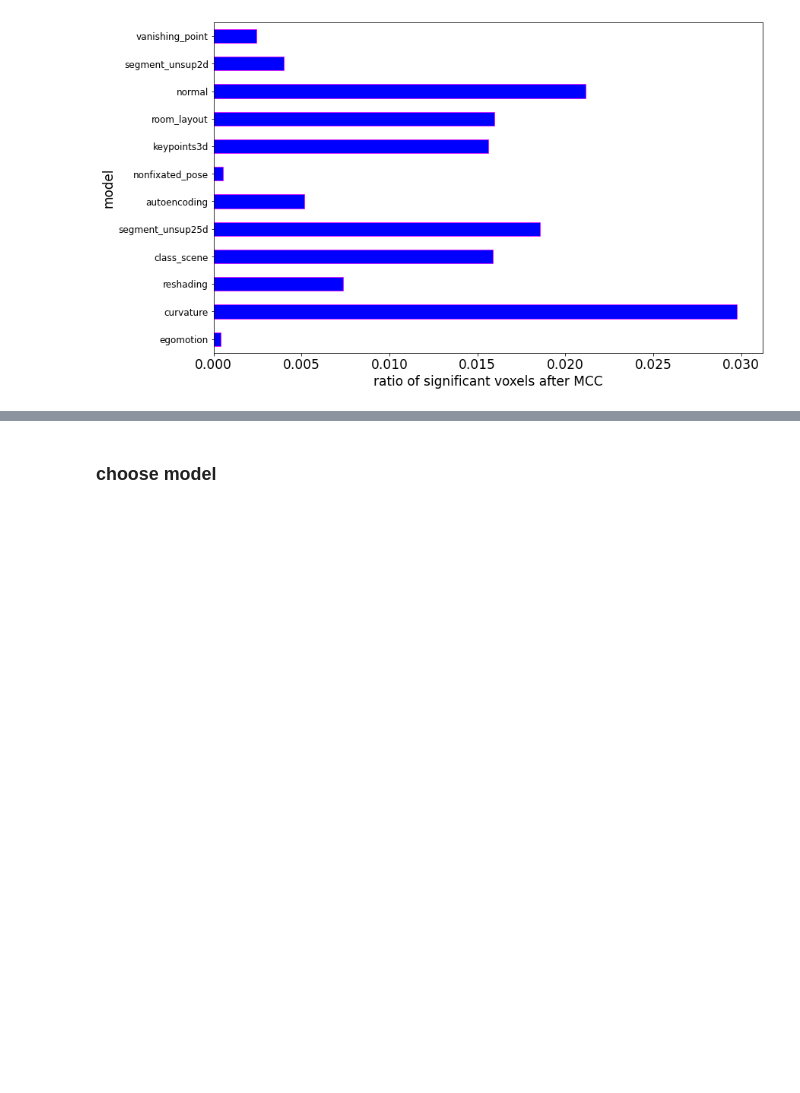
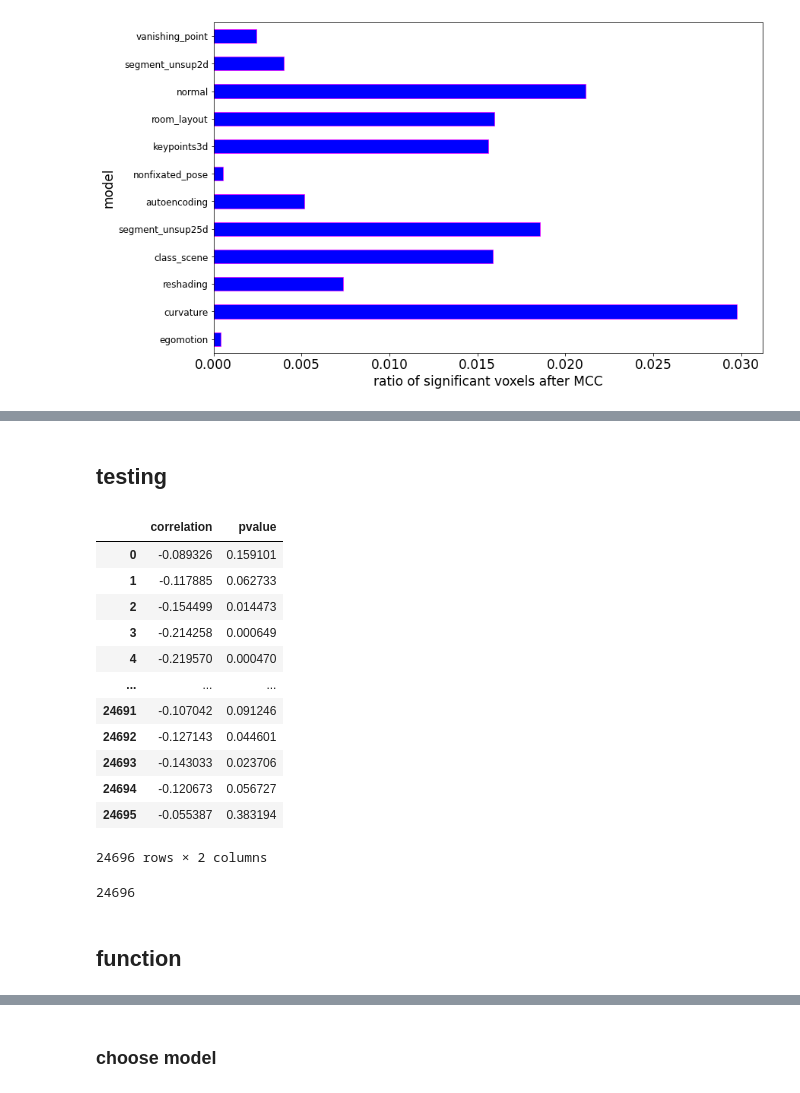
Before and after one commit to toniklenk/analysis-taskonomy, a Jupyter notebook: scripts/spatialintegration.ipynb, the cells around one changed output, grey strips where cells are left out. Drawn from its saved outputs; the diff is of its cells as text; code cells hidden in the pictures; blank space fills up the shorter version.

```diff
--- a/scripts/spatialintegration.ipynb
+++ b/scripts/spatialintegration.ipynb
@@ -980,0 +981,31 @@ Text(0.5, 0, 'ratio of significant voxels after MCC')
+# %% [markdown]
+## testing
+# %%
+scale = "scale2"
+model = "reshading"
+layer = 20
+study = "study1"
+# %%
+df_subsetibc = pd.read_hdf(
+    os.path.join(PATH_SSIBC, scale, study + " " + model + " " + str(layer) + ".h5"),
+    key="subset_ibcorr",
+)
+df_subsetibc
+# %% [output]
+|  | correlation | pvalue |
+| 0 | -0.089326 | 0.159101 |
+| 1 | -0.117885 | 0.062733 |
+| 2 | -0.154499 | 0.014473 |
+| 3 | -0.214258 | 0.000649 |
+| 4 | -0.219570 | 0.000470 |
+| ... | ... | ... |
+| 24691 | -0.107042 | 0.091246 |
+| 24692 | -0.127143 | 0.044601 |
+| 24693 | -0.143033 | 0.023706 |
+| 24694 | -0.120673 | 0.056727 |
+| 24695 | -0.055387 | 0.383194 |
+24696 rows × 2 columns
+# %%
+df_subsetibc.shape[0]
+# %% [output]
+24696
@@ -980,0 +1030,2 @@ Text(0.5, 0, 'ratio of significant voxels after MCC')
+# %% [markdown]
+## function
```
Also changed, not shown: parts of 35 cells of this notebook, 2 other files.
